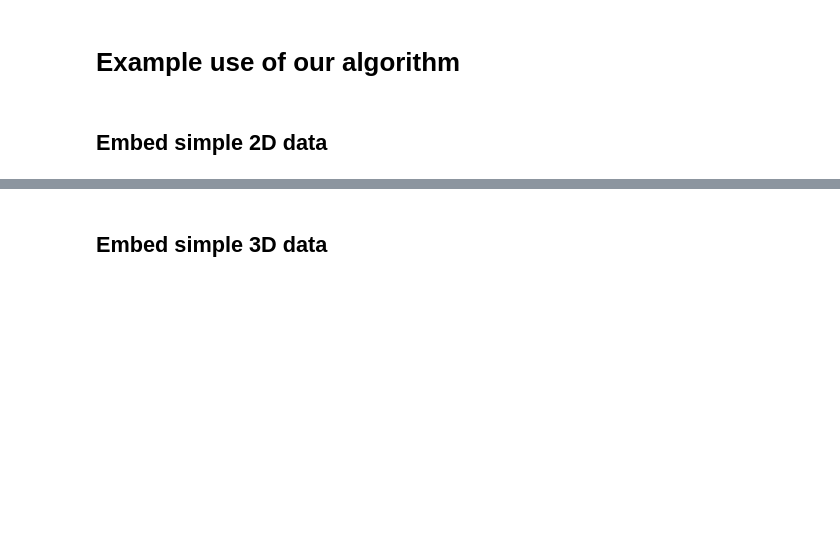
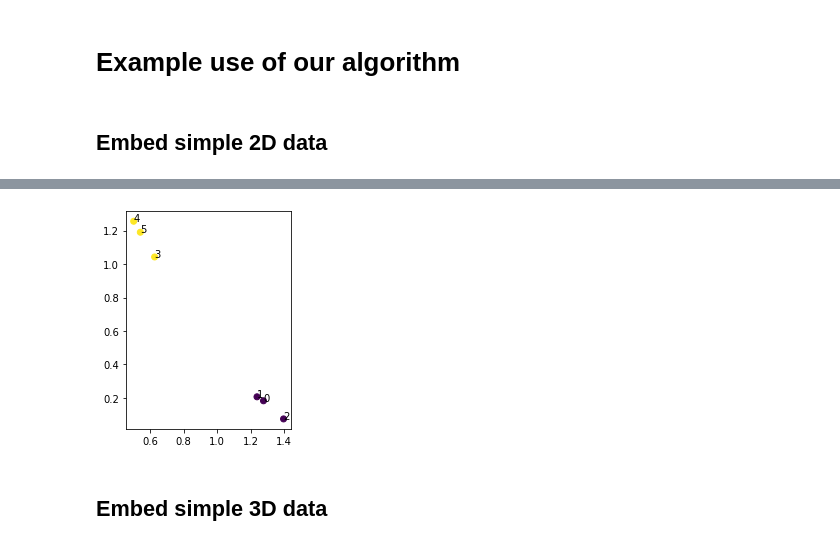
Before and after one commit to radajakub/GML-dim-reduction, a Jupyter notebook: src/example.ipynb, the cells around one changed output, grey strips where cells are left out. Saved outputs shown, nothing was run; the diff lists cells and outputs as text; code cells hidden in the pictures; blank space fills up the shorter version.

```diff
--- a/src/example.ipynb
+++ b/src/example.ipynb
@@ -14,7 +17,9 @@ visualization.show_data(data2d, graph2d, aspect='equal')
 # %%
 embeddings2d = embedding.embed_graph(graph2d, dims=2, walk_length=100, num_walks=10, seed=0)
 # %%
-visualization.show_embedding(embeddings2d)
+visualization.show_embedding(embeddings2d, labels=data2d_labels)
+# %% [output]
+[figure, added]
 # %% [markdown]
 ## Embed simple 3D data
 # %%
```
Also changed, not shown: parts of 5 cells of this notebook, 1 other file.
